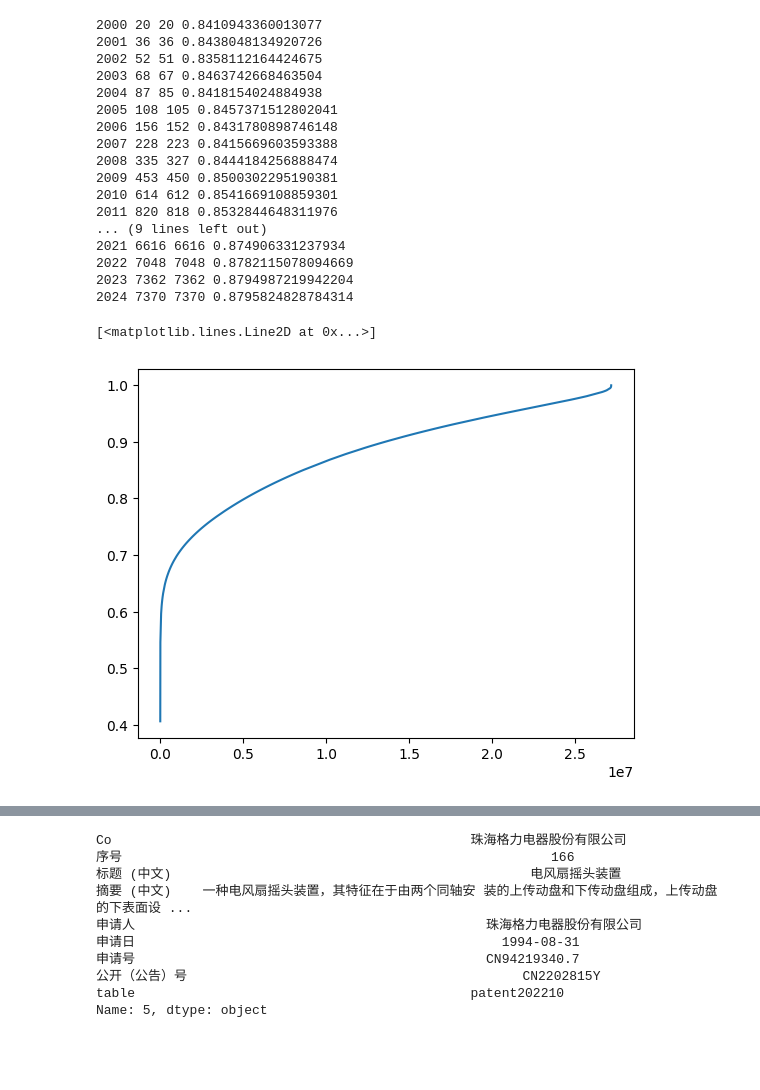
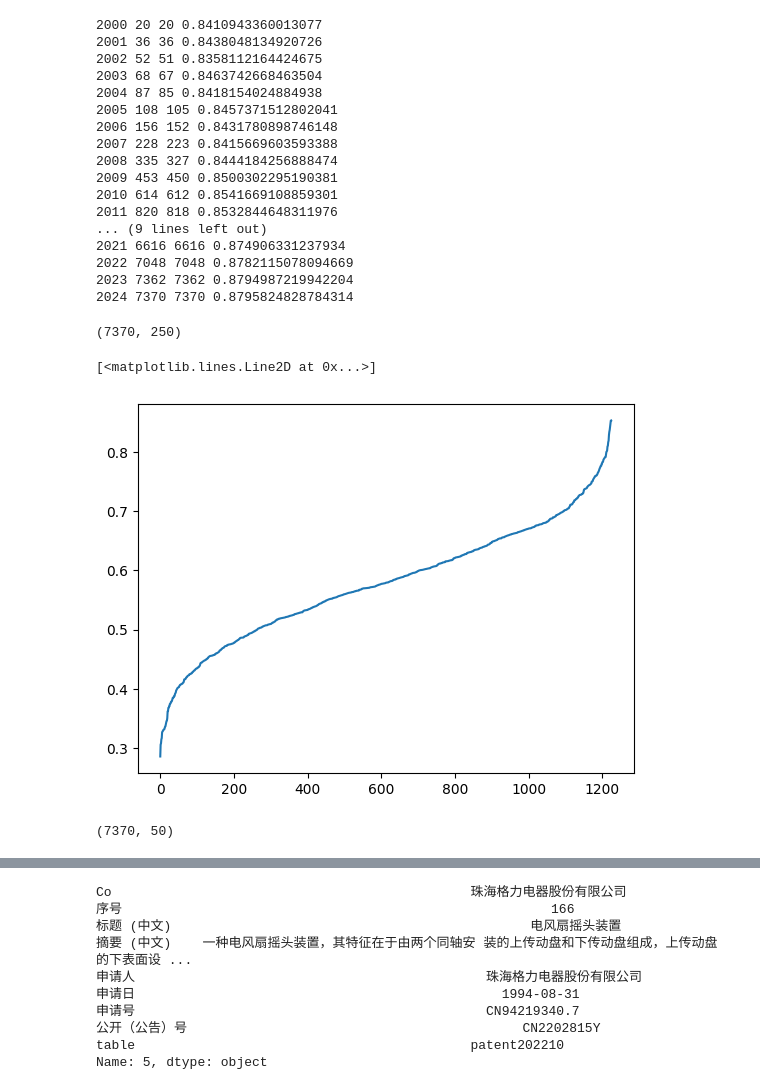
Before and after one commit to ideatechresearch/patent_invest, a Jupyter notebook: tech_closeness_by_year.ipynb, the cells around one changed output, grey strips where cells are left out. Drawn from its saved outputs; the diff is of its cells as text; code cells hidden in the pictures; blank space fills up the shorter version.

```diff
--- a/tech_closeness_by_year.ipynb
+++ b/tech_closeness_by_year.ipynb
@@ -174,3 +176,5 @@ Wall time: 11min 11s
+# %%
+topics_vec=np.load("data\\topics_vec_先进制造.npy")
 # %%
 df_topic=model.df_topics(topn=30)#top_n_words
 df_topic#30*50
@@ -312,8 +327,18 @@ for i  in range(2000,2025):
 2022 7048 7048 0.8782115078094669
 2023 7362 7362 0.8794987219942204
 2024 7370 7370 0.8795824828784314
-# %%
-plt.plot(np.sort(cosine_sim_arr(co_ids_vec_t)))
-# %% [output]
-[<matplotlib.lines.Line2D at 0x...>]
-[figure, removed]
+# %%
+co_ids_vec=pd.read_parquet(f'data\patent_co_vec_先进制造_{2024}.parquet')
+co_ids_vec.shape
+# %% [output]
+(7370, 250)
+# %%
+plt.plot(np.sort(cosine_sim_arr(topics_vec)))
+# %% [output]
+[<matplotlib.lines.Line2D at 0x...>]
+[figure, added]
+# %%
+co_topics=co_ids_vec.values @ topics_vec.T
+co_topics.shape
+# %% [output]
+(7370, 50)
```
Also changed, not shown: parts of 72 cells of this notebook, 23 other files.
